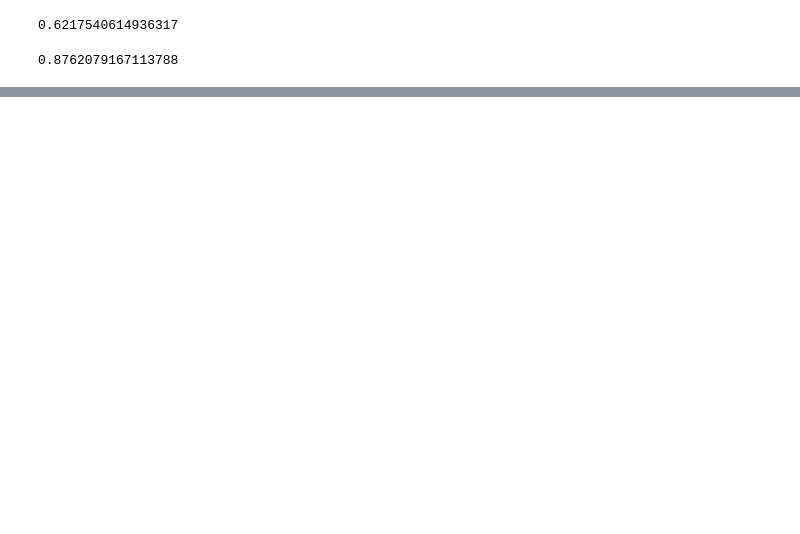
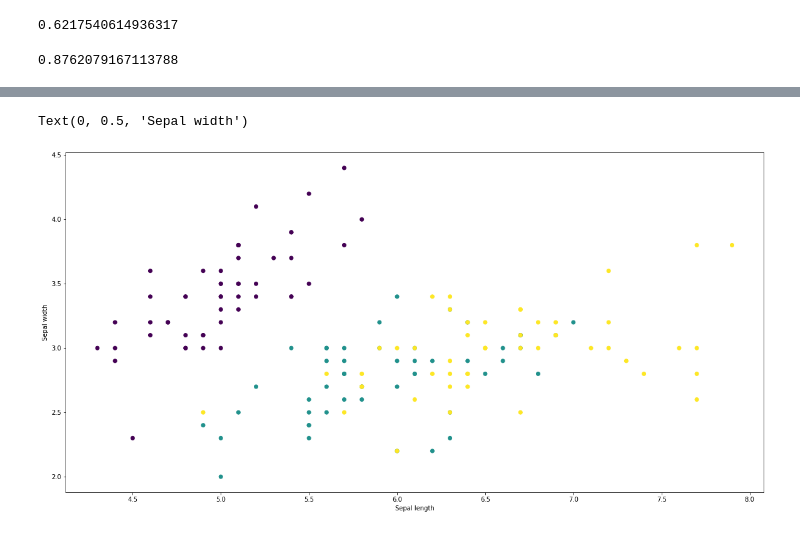
Before and after one commit to AvyayIrde/Data-Science-Course, a Jupyter notebook: Week 9/ML_Intro.ipynb, the cells around one changed output, grey strips where cells are left out. Saved outputs shown, nothing was run; the diff lists cells and outputs as text; code cells hidden in the pictures; blank space fills up the shorter version.

```diff
--- a/Week 9/ML_Intro.ipynb
+++ b/Week 9/ML_Intro.ipynb
@@ -946,3 +943,9 @@ age = 51
 predict(age)
 # %% [output]
 0.8762079167113788
+# %%
+# Example -- logistic regression classificaion built in the iris dataset
+
+from sklearn import datasets
+
+df_iris = datasets.load_iris()
@@ -948,0 +956,3 @@ predict(age)
+# %%
+df = df_iris.data
+df
@@ -948,0 +977,3 @@ predict(age)
+# %%
+df_target = df_iris.target
+print(df_iris.target_names)
@@ -948,0 +1004,14 @@ predict(age)
+# %%
+# lets just take data for 2 species (setosa and versi-color) with sepal data(sepal length
+# and sepal width)
+
+import matplotlib.pyplot as plt
+%matplotlib inline
+
+plt.figure(figsize=(20,10))
+plt.scatter(df[:,0], df[:,1],c=df_target) # c gives color to the markers
+plt.xlabel("Sepal length")
+plt.ylabel("Sepal width")
+# %% [output]
+Text(0, 0.5, 'Sepal width')
+[figure, added]
```
Also changed, not shown: parts of 72 cells of this notebook, 4 other files.
